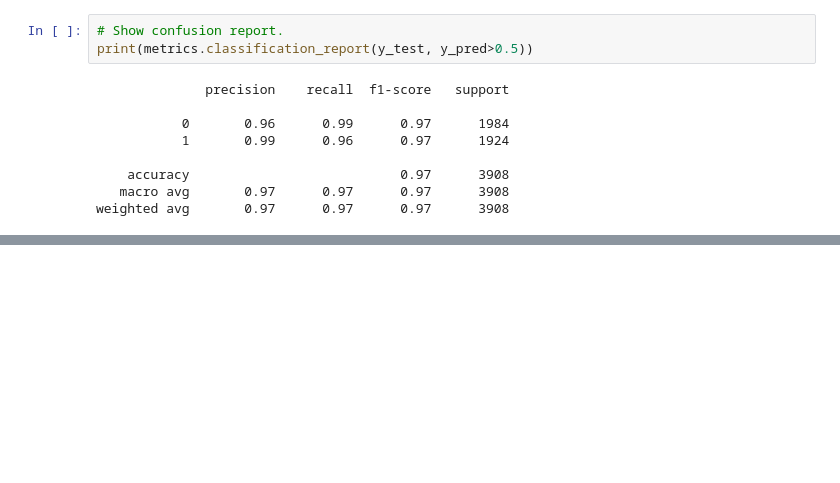
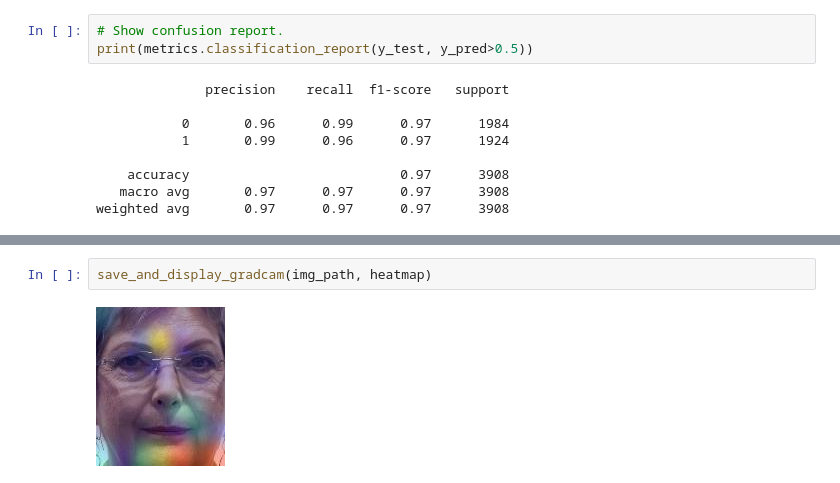
Before and after one commit to earthlovebpt/myprojects, a Jupyter notebook: Fake_face_classification.ipynb, the cells around one changed output, grey strips where cells are left out. Drawn from its saved outputs; the diff is of its cells as text; blank space fills up the shorter version.

```diff
--- a/Fake_face_classification.ipynb
+++ b/Fake_face_classification.ipynb
@@ -719,0 +790,4 @@ save_and_display_gradcam(img_path, heatmap)
+# %%
+save_and_display_gradcam(img_path, heatmap)
+# %% [output]
+[figure, added]
```
Also changed, not shown: parts of 18 cells of this notebook.
